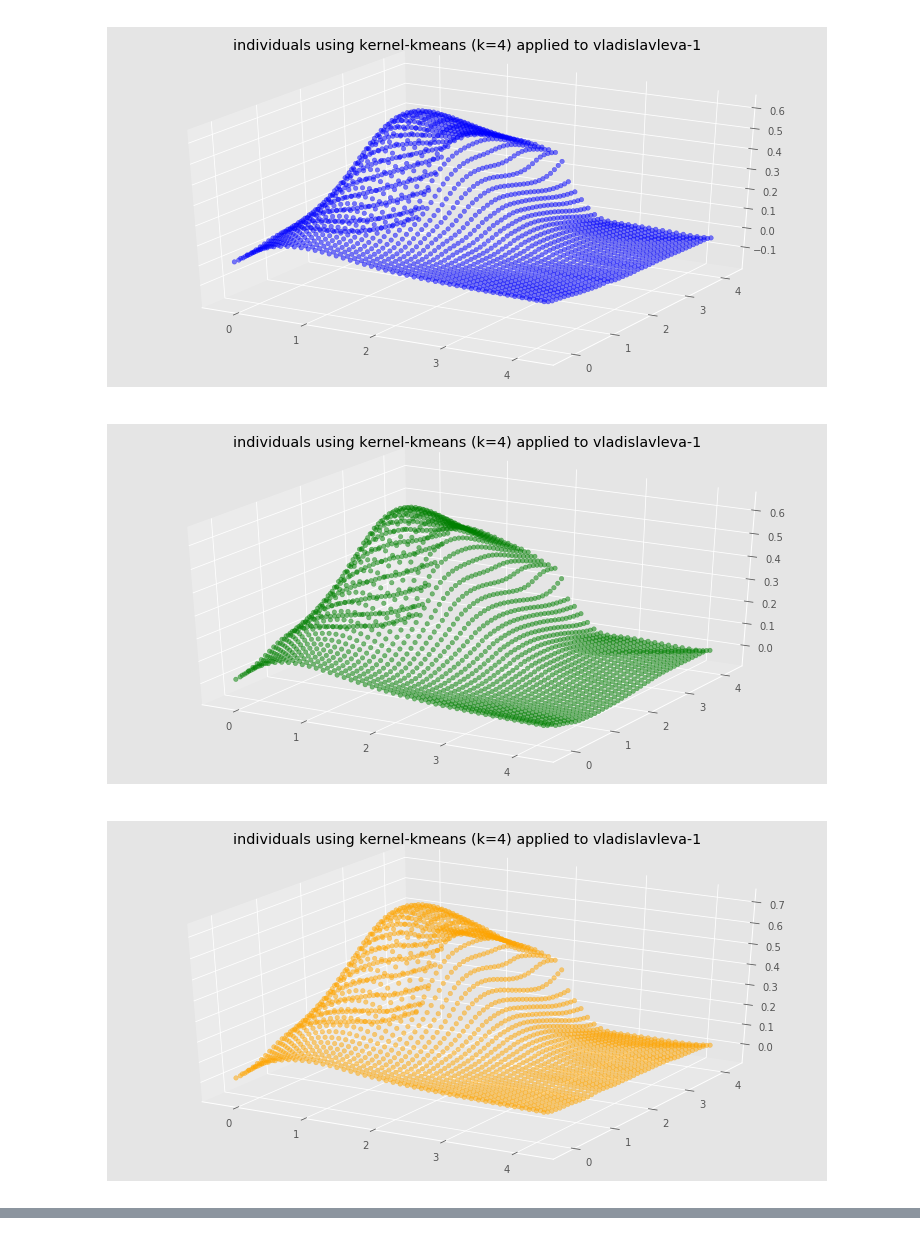
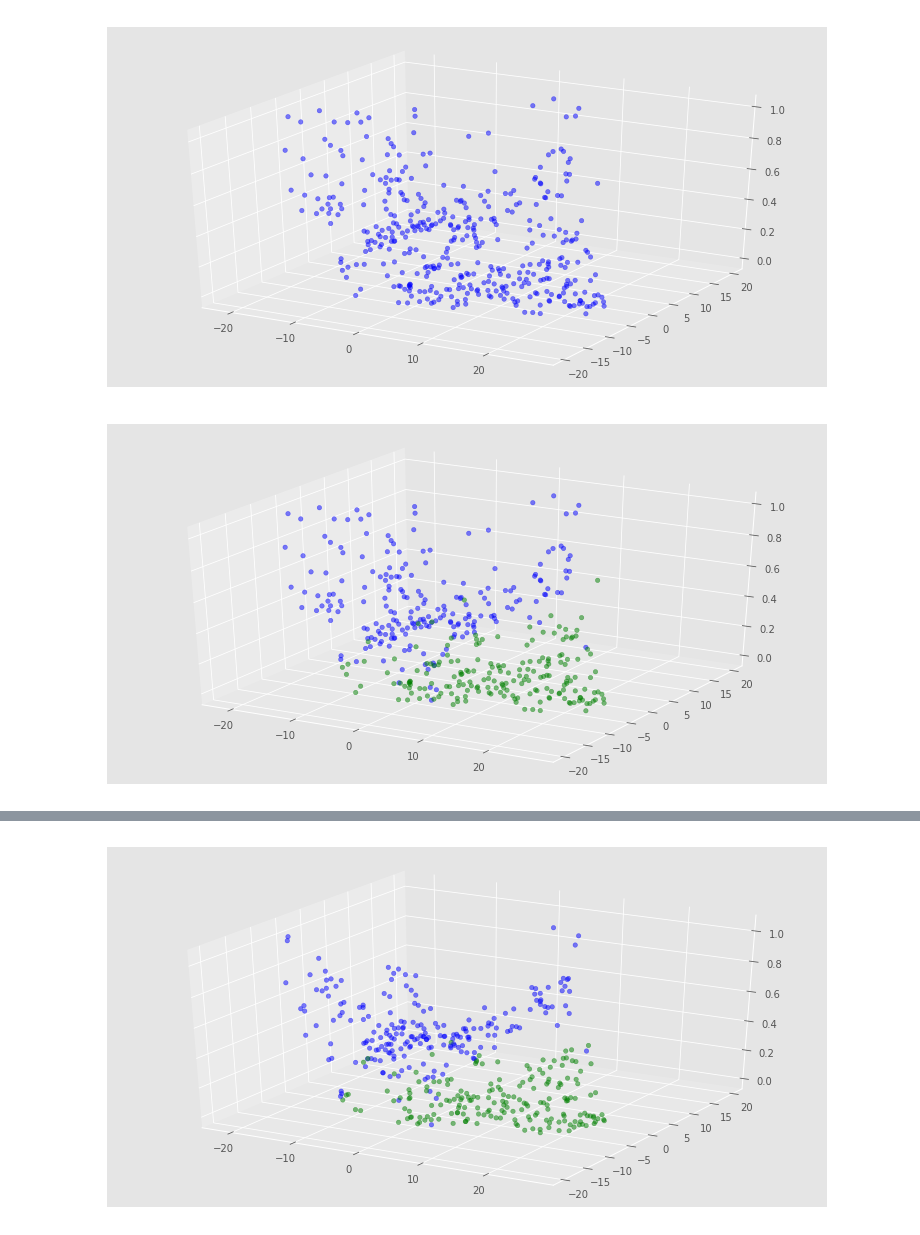
Before and after one commit to casadei/gsgp-gd, a Jupyter notebook: reports/meeting-4.ipynb, the cells around one changed output, grey strips where cells are left out. Saved outputs shown, nothing was run; the diff lists cells and outputs as text; code cells hidden in the pictures.

```diff
--- a/reports/meeting-4.ipynb
+++ b/reports/meeting-4.ipynb
@@ -1,9 +1,11 @@
 # %%
 %run ./scripts/landscapes.py
-CONSTANTS['SHOW_TITLE'] = True
+CONSTANTS['SHOW_TITLE'] = False
+# %%
+render(RenderType.GROUPS, 'single-objective', 1, 'ccn', DatasetType.TEST, CONSTANTS['COLORS'], 1)
+# %% [output]
+[figure, added]
 # %%
-render(RenderType.INDIVIDUALS, 'kernel-kmeans', 4, 'vladislavleva-1', DatasetType.TEST, CONSTANTS['COLORS'], 39)
+render(RenderType.GROUPS, 'kmeans', 2, 'ccn', DatasetType.TEST, CONSTANTS['COLORS'], 1)
 # %% [output]
-[figure, old version]
+[figure, new version]
-[figure, removed]
-[figure, removed]
@@ -11 +12,5 @@ render(RenderType.INDIVIDUALS, 'kernel-kmeans', 4, 'vladislavleva-1', DatasetTyp
+# %%
+render(RenderType.FEEDBACK, 'kmeans', 2, 'ccn', DatasetType.TEST, CONSTANTS['COLORS'], 1)
+# %% [output]
+[figure, added]
 # %%
```
Also changed, not shown: parts of 19 cells of this notebook, 5 other files.
